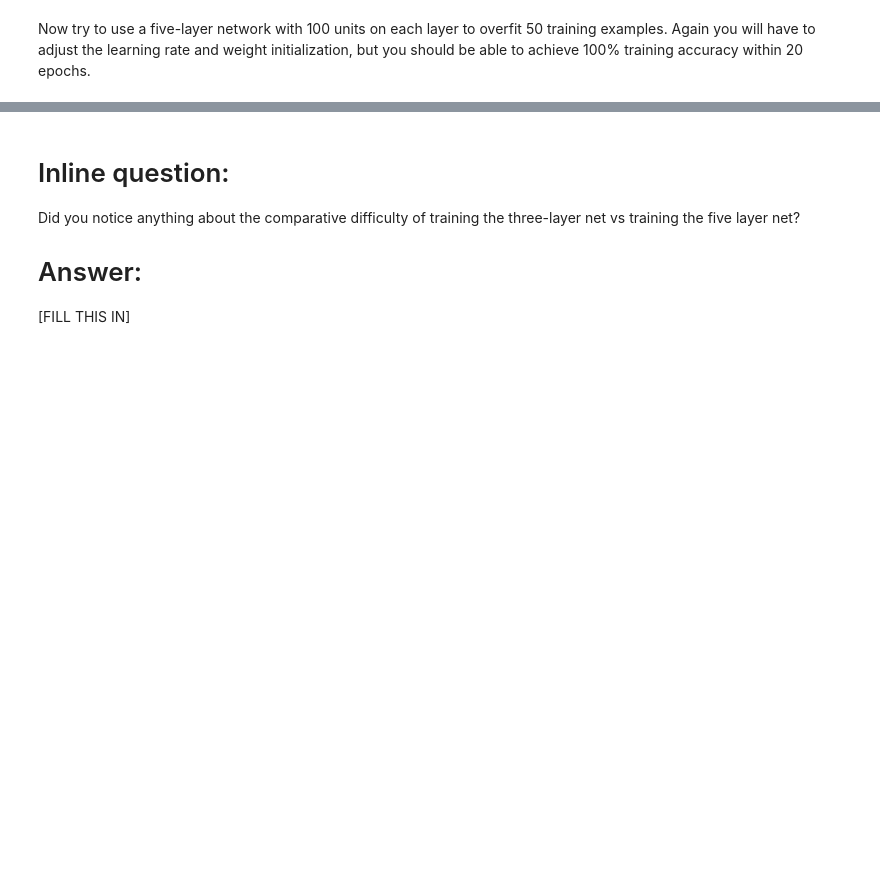
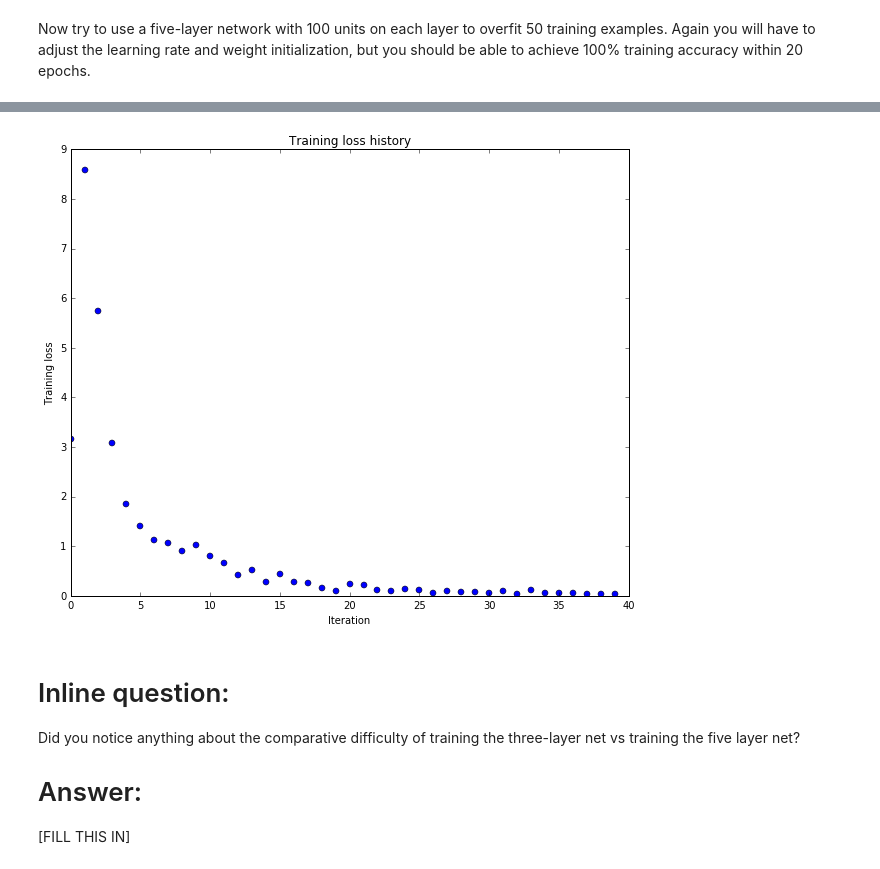
Before and after one commit to nghiattran/CS231n, a Jupyter notebook: assignment2/FullyConnectedNets.ipynb, the cells around one changed output, grey strips where cells are left out. Cells and saved outputs as stored; diff of their text form; code cells hidden in the pictures; blank space fills up the shorter version.

```diff
--- a/assignment2/FullyConnectedNets.ipynb
+++ b/assignment2/FullyConnectedNets.ipynb
@@ -362,8 +483,8 @@ small_data = {
   'y_val': data['y_val'],
 }
 
-learning_rate = 1e-3
-weight_scale = 1e-5
+learning_rate = 1e-2
+weight_scale = 5e-2
 model = FullyConnectedNet([100, 100, 100, 100],
                 weight_scale=weight_scale, dtype=np.float64)
 solver = Solver(model, small_data,
@@ -380,3 +501,4 @@ plt.title('Training loss history')
 plt.xlabel('Iteration')
 plt.ylabel('Training loss')
 plt.show()
+# %% [output]
@@ -383,3 +522,4 @@ plt.show()
+[figure, added]
 # %% [markdown]
 # Inline question:
 Did you notice anything about the comparative difficulty of training the three-layer net vs training the five layer net?
```
Also changed, not shown: parts of 19 cells of this notebook, 5 other files.
